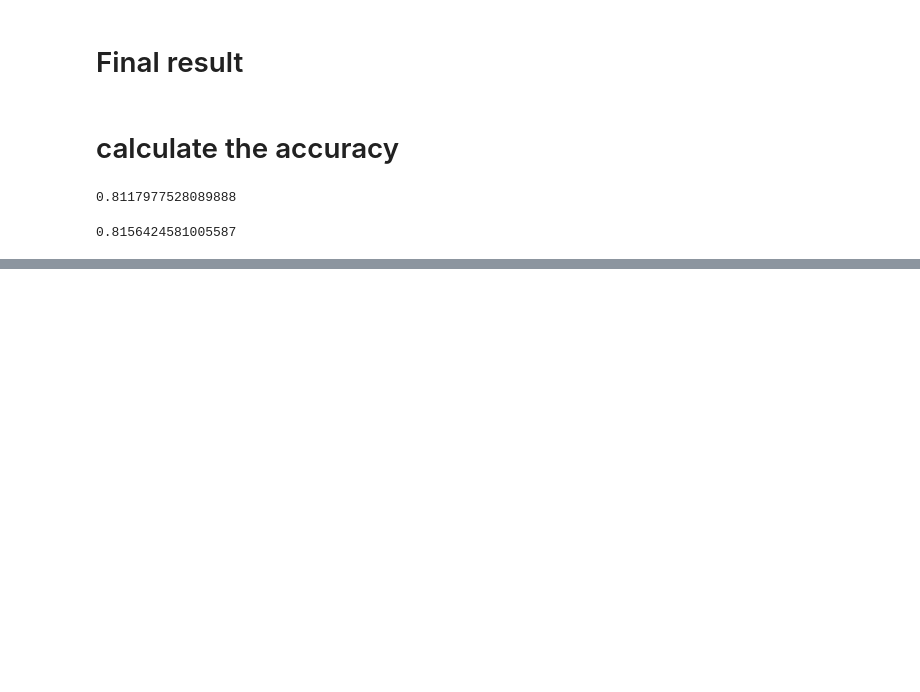
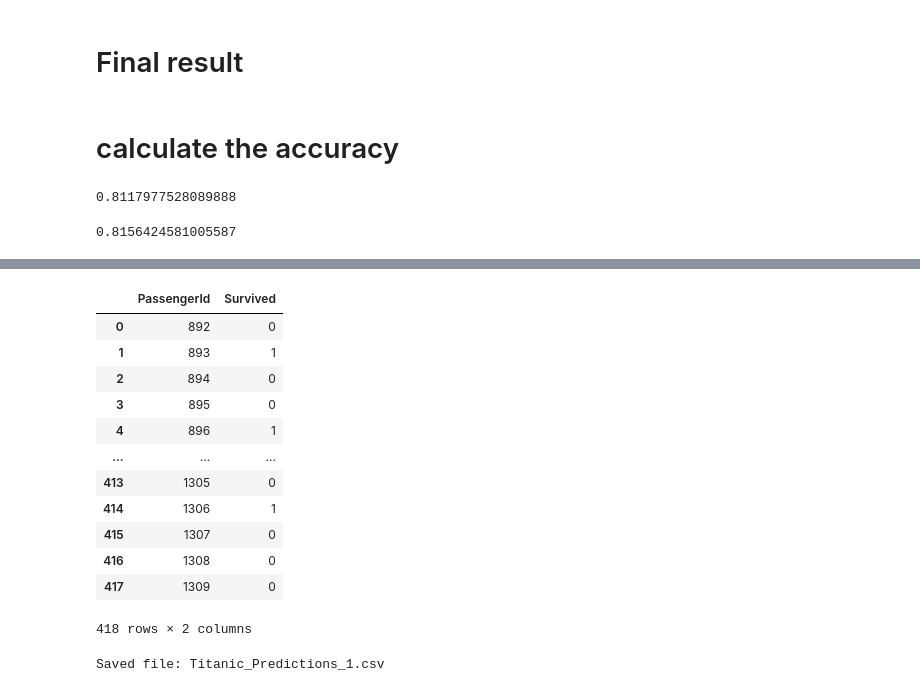
Before and after one commit to RosiNantis/Projects_from_Spiced_personal, a Jupyter notebook: Week_2/spiced_projects/Titanik_vers3.ipynb, the cells around one changed output, grey strips where cells are left out. Saved outputs shown, nothing was run; the diff lists cells and outputs as text; code cells hidden in the pictures; blank space fills up the shorter version.

Commit message:
Includes the Kaggle Submission project

```diff
--- a/Week_2/spiced_projects/Titanik_vers3.ipynb
+++ b/Week_2/spiced_projects/Titanik_vers3.ipynb
@@ -645,0 +648,4 @@ accuracy_score(y_validation,ypred)
+# %%
+test = pd.read_csv("test.csv")
+# %%
+titanik_test = test
@@ -645,0 +718,5 @@ accuracy_score(y_validation,ypred)
+# %%
+# Add misssing features and rearrange the Columns
+titanik_test['SibSp_6'] = 0.0
+titanik_test['SibSp_7'] = 0.0
+titanik_test = titanik_test[['Class_1','Class_2','Class_3', 'SibSp_0', 'SibSp_1', 'SibSp_2', 'SibSp_3', 'SibSp_4', 'SibSp_5', 'SibSp_6', 'SibSp_7','SibSp_8', 'Fare', 'Parch','age_0','age_1','age_2','age_3','age_4','female']]
@@ -645,0 +743,31 @@ accuracy_score(y_validation,ypred)
+# %%
+y_test_prediction = m.predict(titanik_test)
+# %%
+submission = pd.DataFrame({'PassengerId':test['PassengerId'],'Survived':y_test_prediction})
+
+#Visualize the first 5 rows
+submission
+# %% [output]
+|  | PassengerId | Survived |
+| 0 | 892 | 0 |
+| 1 | 893 | 1 |
+| 2 | 894 | 0 |
+| 3 | 895 | 0 |
+| 4 | 896 | 1 |
+| ... | ... | ... |
+| 413 | 1305 | 0 |
+| 414 | 1306 | 1 |
+| 415 | 1307 | 0 |
+| 416 | 1308 | 0 |
+| 417 | 1309 | 0 |
+418 rows × 2 columns
+# %%
+#Convert DataFrame to a csv file that can be uploaded
+#This is saved in the same directory as your notebook
+filename = 'Titanic_Predictions_1.csv'
+
+submission.to_csv(filename,index=False)
+
+print('Saved file: ' + filename)
+# %% [output]
+Saved file: Titanic_Predictions_1.csv
```
Also changed, not shown: parts of 4 cells of this notebook.
